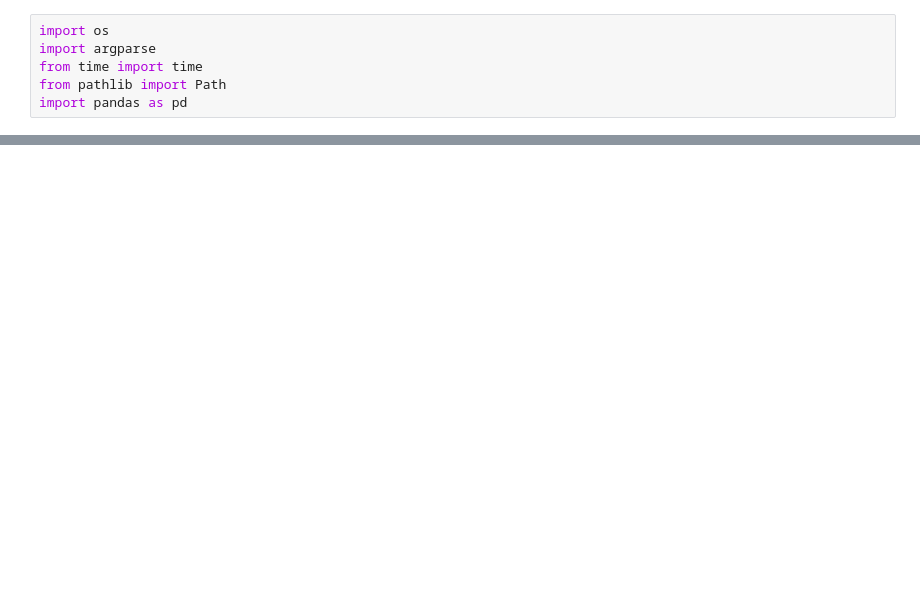
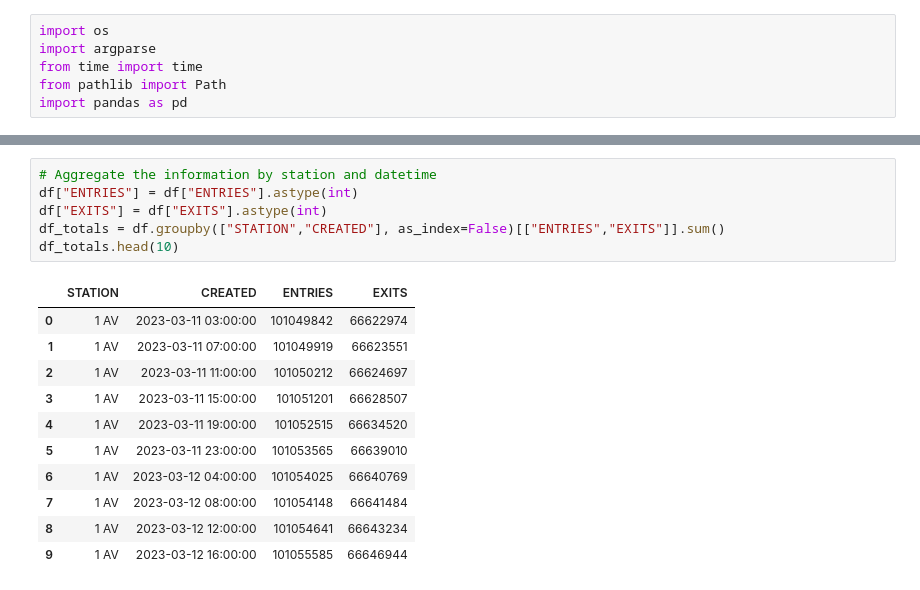
Before and after one commit to ozkary/data-engineering-mta-turnstile, a Jupyter notebook: Step1-Discovery/discovery.ipynb, the cells around one changed output, grey strips where cells are left out. Cells and saved outputs as stored; diff of their text form; blank space fills up the shorter version.

```diff
--- a/Step1-Discovery/discovery.ipynb
+++ b/Step1-Discovery/discovery.ipynb
@@ -38,0 +48,18 @@ df.head(10)
+# %%
+# Aggregate the information by station and datetime
+df["ENTRIES"] = df["ENTRIES"].astype(int)
+df["EXITS"] = df["EXITS"].astype(int)
+df_totals = df.groupby(["STATION","CREATED"], as_index=False)[["ENTRIES","EXITS"]].sum()
+df_totals.head(10)
+# %% [output]
+|  | STATION | CREATED | ENTRIES | EXITS |
+| 0 | 1 AV | 2023-03-11 03:00:00 | 101049842 | 66622974 |
+| 1 | 1 AV | 2023-03-11 07:00:00 | 101049919 | 66623551 |
+| 2 | 1 AV | 2023-03-11 11:00:00 | 101050212 | 66624697 |
+| 3 | 1 AV | 2023-03-11 15:00:00 | 101051201 | 66628507 |
+| 4 | 1 AV | 2023-03-11 19:00:00 | 101052515 | 66634520 |
+| 5 | 1 AV | 2023-03-11 23:00:00 | 101053565 | 66639010 |
+| 6 | 1 AV | 2023-03-12 04:00:00 | 101054025 | 66640769 |
+| 7 | 1 AV | 2023-03-12 08:00:00 | 101054148 | 66641484 |
+| 8 | 1 AV | 2023-03-12 12:00:00 | 101054641 | 66643234 |
+| 9 | 1 AV | 2023-03-12 16:00:00 | 101055585 | 66646944 |
```
Also changed, not shown: parts of 10 cells of this notebook.
